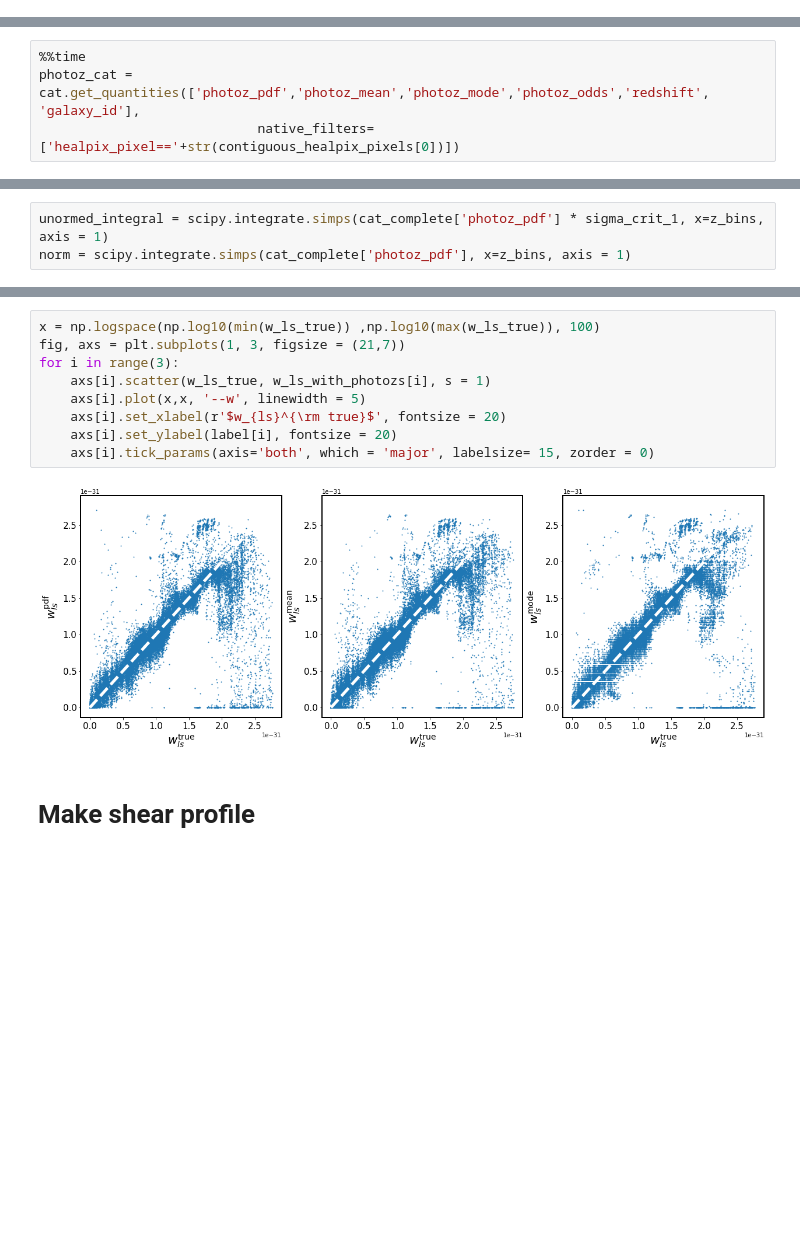
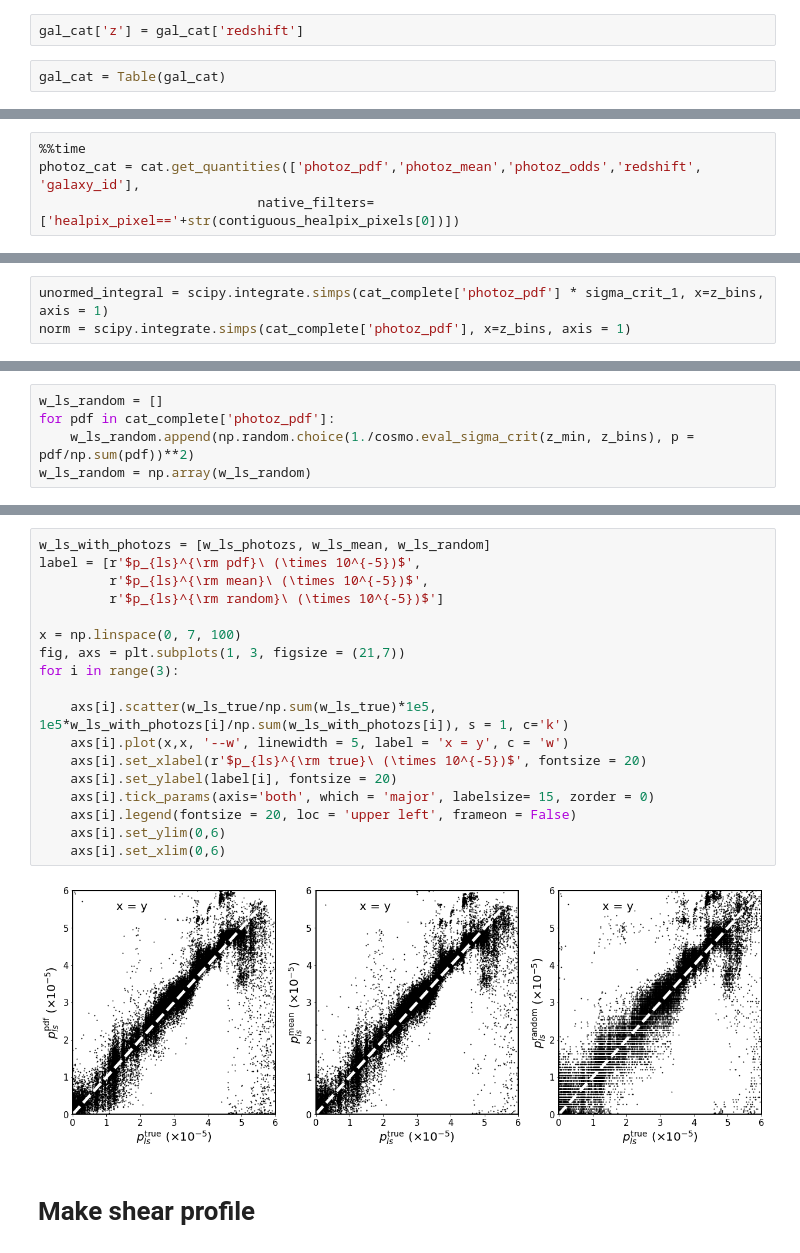
Before and after one commit to LSSTDESC/DC2_CL_PZ, a Jupyter notebook: Example_compute_deltasigma_with_photozs.ipynb, the cells around one changed output, grey strips where cells are left out. Saved outputs shown, nothing was run; the diff lists cells and outputs as text; blank space fills up the shorter version.

```diff
--- a/Example_compute_deltasigma_with_photozs.ipynb
+++ b/Example_compute_deltasigma_with_photozs.ipynb
@@ -94,3 +121,7 @@ gal_cat['e2'] = clmm.utils.compute_lensed_ellipticity(gal_cat['ellipticity_1_tru
+# %%
+gal_cat['z'] = gal_cat['redshift']
+# %%
+gal_cat = Table(gal_cat)
 # %% [markdown]
 # Extract photometrical related informations for background galaxies
 # %%
@@ -102,5 +133,5 @@ Wall time: 3.06 s
 # %%
 %%time
-photoz_cat = cat.get_quantities(['photoz_pdf','photoz_mean','photoz_mode','photoz_odds','redshift', 'galaxy_id'],
+photoz_cat = cat.get_quantities(['photoz_pdf','photoz_mean','photoz_odds','redshift', 'galaxy_id'],
                             native_filters=['healpix_pixel=='+str(contiguous_healpix_pixels[0])])
 # %% [output]
@@ -165,0 +189,5 @@ label = [r'$w_{ls}^{\rm pdf}$', r'$w_{ls}^{\rm mean}$', r'$w_{ls}^{\rm mode}$']
+# %%
+w_ls_random = []
+for pdf in cat_complete['photoz_pdf']:
+    w_ls_random.append(np.random.choice(1./cosmo.eval_sigma_crit(z_min, z_bins), p = pdf/np.sum(pdf))**2)
+w_ls_random = np.array(w_ls_random)
@@ -166,13 +208,22 @@ label = [r'$w_{ls}^{\rm pdf}$', r'$w_{ls}^{\rm mean}$', r'$w_{ls}^{\rm mode}$']
 # %%
-x = np.logspace(np.log10(min(w_ls_true)) ,np.log10(max(w_ls_true)), 100)
+w_ls_with_photozs = [w_ls_photozs, w_ls_mean, w_ls_random]
+label = [r'$p_{ls}^{\rm pdf}\ (\times 10^{-5})$',
+         r'$p_{ls}^{\rm mean}\ (\times 10^{-5})$',
+         r'$p_{ls}^{\rm random}\ (\times 10^{-5})$']
+
+x = np.linspace(0, 7, 100)
 fig, axs = plt.subplots(1, 3, figsize = (21,7))
 for i in range(3):
-    axs[i].scatter(w_ls_true, w_ls_with_photozs[i], s = 1)
-    axs[i].plot(x,x, '--w', linewidth = 5)
-    axs[i].set_xlabel(r'$w_{ls}^{\rm true}$', fontsize = 20)
+
+    axs[i].scatter(w_ls_true/np.sum(w_ls_true)*1e5, 1e5*w_ls_with_photozs[i]/np.sum(w_ls_with_photozs[i]), s = 1, c='k')
+    axs[i].plot(x,x, '--w', linewidth = 5, label = 'x = y', c = 'w')
+    axs[i].set_xlabel(r'$p_{ls}^{\rm true}\ (\times 10^{-5})$', fontsize = 20)
     axs[i].set_ylabel(label[i], fontsize = 20)
     axs[i].tick_params(axis='both', which = 'major', labelsize= 15, zorder = 0)
+    axs[i].legend(fontsize = 20, loc = 'upper left', frameon = False)
+    axs[i].set_ylim(0,6)
+    axs[i].set_xlim(0,6)
 # %% [output]
-[figure, old version]
+[figure, new version]
 # %% [markdown]
 # Make shear profile
```
Also changed, not shown: parts of 24 cells of this notebook.
